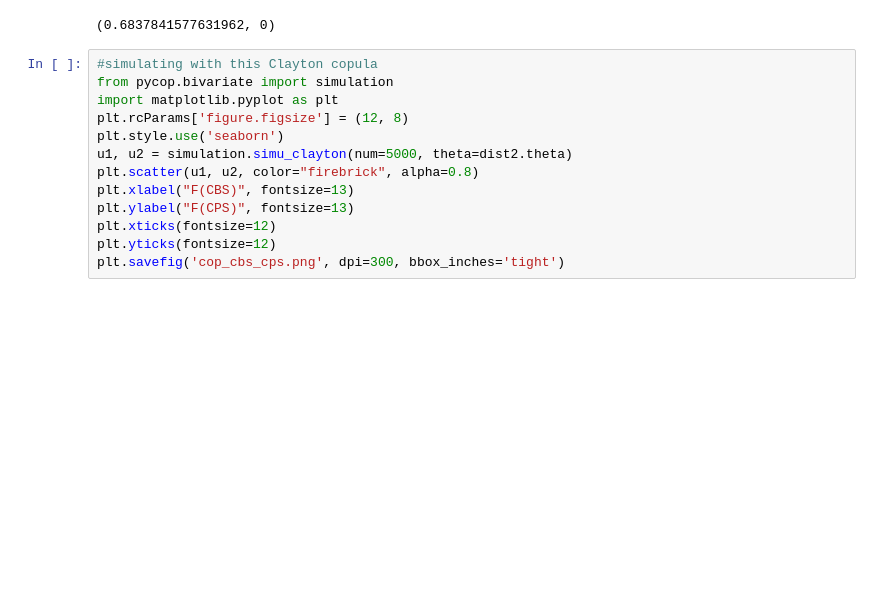
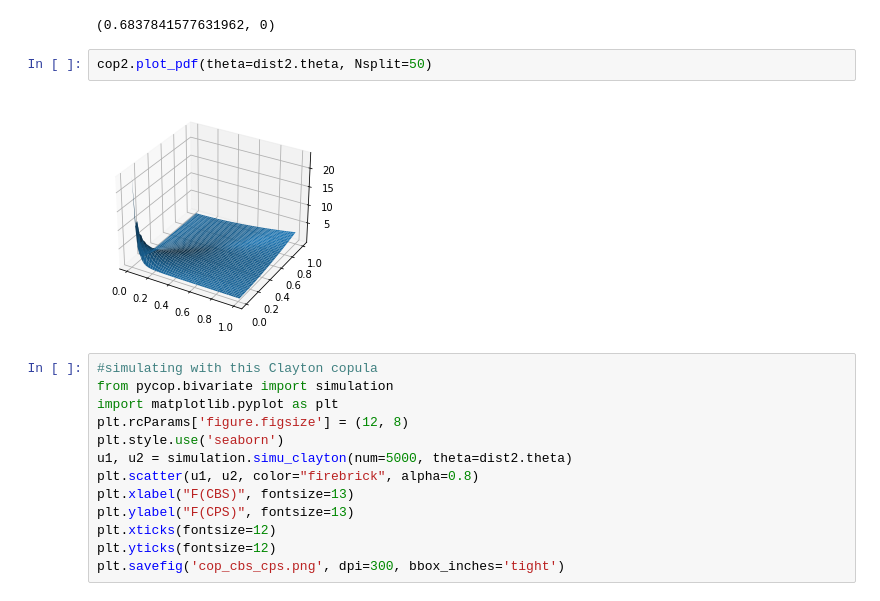
Before and after one commit to rcarcacheflores/ISEG-Dissertation, a Jupyter notebook: CH5 - Models for Claim Dependence/Bivariate copulas/Bivariate copulas for claims by site.ipynb, the cells around one changed output. Saved outputs shown, nothing was run; the diff lists cells and outputs as text; blank space fills up the shorter version.

```diff
--- a/CH5 - Models for Claim Dependence/Bivariate copulas/Bivariate copulas for claims by site.ipynb
+++ b/CH5 - Models for Claim Dependence/Bivariate copulas/Bivariate copulas for claims by site.ipynb
@@ -154,6 +158,10 @@ cop2 = archimedean(family="clayton")
 cop2.LTDC(theta=dist2.theta), cop2.UTDC(theta=dist2.theta)
 # %% [output]
 (0.6837841577631962, 0)
+# %%
+cop2.plot_pdf(theta=dist2.theta, Nsplit=50)
+# %% [output]
+[figure, added]
 # %%
 #simulating with this Clayton copula
 from pycop.bivariate import simulation
```
Also changed, not shown: parts of 8 cells of this notebook.
